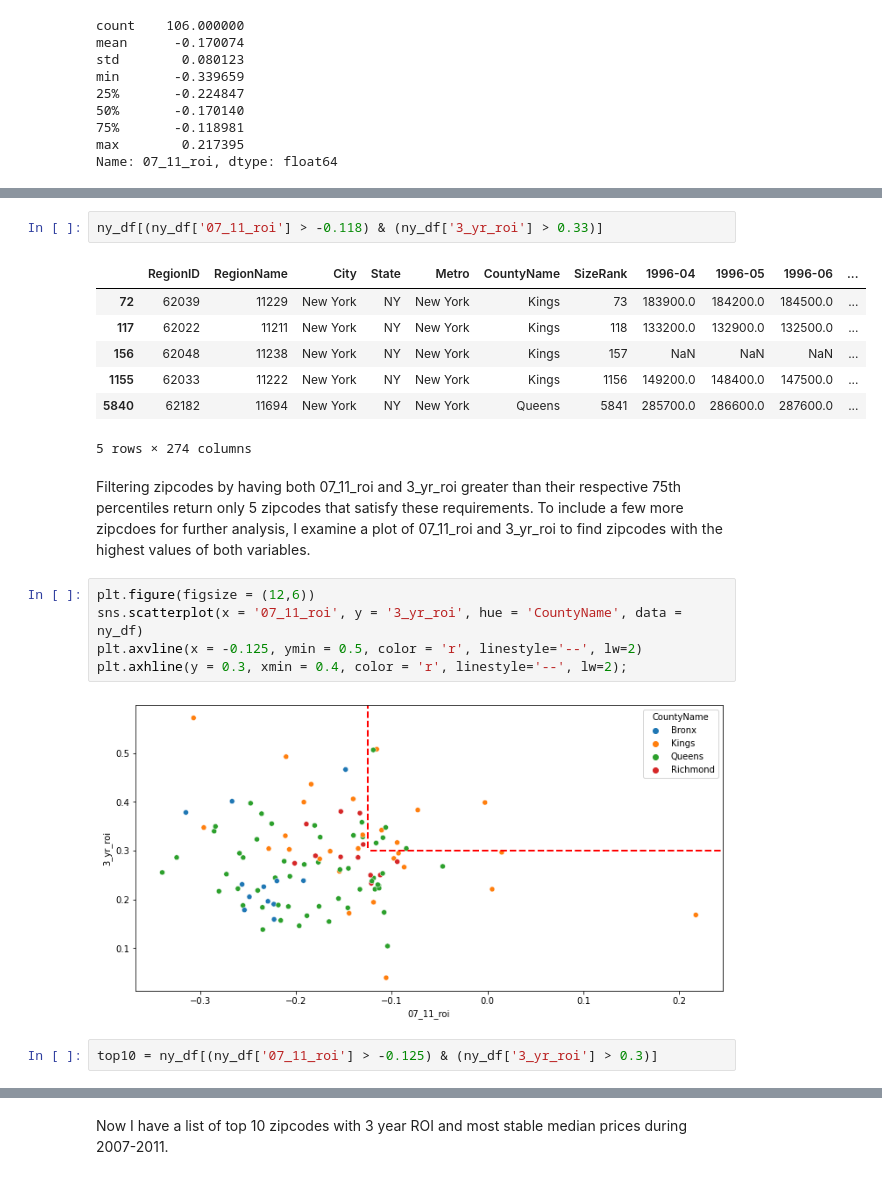
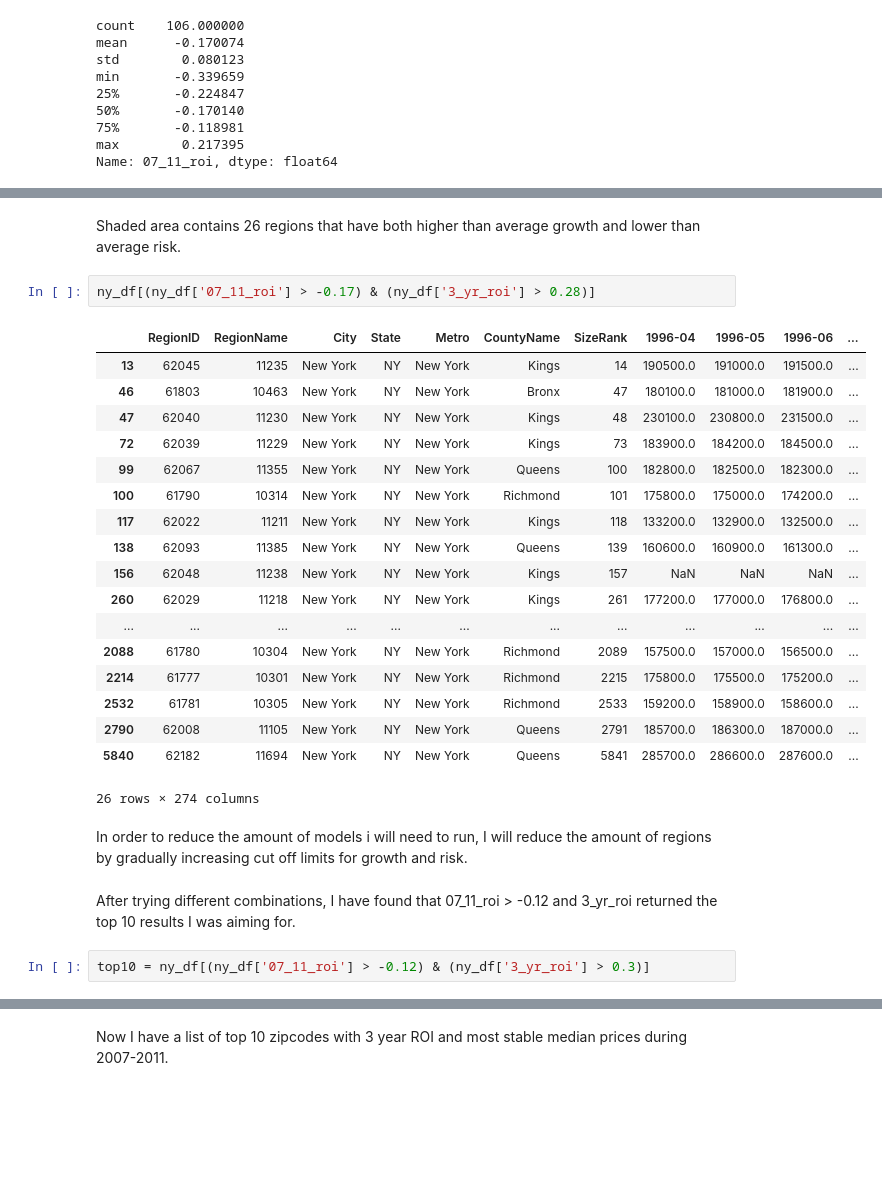
Before and after one commit to whyyoutoo/Forecasting-House-Price-Time-Series, a Jupyter notebook: Time_series_analysis.ipynb, the cells around one changed output, grey strips where cells are left out. Drawn from its saved outputs; the diff is of its cells as text; blank space fills up the shorter version.

```diff
--- a/Time_series_analysis.ipynb
+++ b/Time_series_analysis.ipynb
@@ -357,21 +328,29 @@ Higher median house price zipcodes seem to be less affected from the 07-11 crisi
+# %% [markdown]
+Shaded area contains 26 regions that have both higher than average growth and lower than average risk.
 # %%
-ny_df[(ny_df['07_11_roi'] > -0.118) & (ny_df['3_yr_roi'] > 0.33)]
+ny_df[(ny_df['07_11_roi'] > -0.17) & (ny_df['3_yr_roi'] > 0.28)]
 # %% [output]
 |  | RegionID | RegionName | City | State | Metro | CountyName | SizeRank | 1996-04 | 1996-05 | 1996-06 | ... |
+| 13 | 62045 | 11235 | New York | NY | New York | Kings | 14 | 190500.0 | 191000.0 | 191500.0 | ... |
+| 46 | 61803 | 10463 | New York | NY | New York | Bronx | 47 | 180100.0 | 181000.0 | 181900.0 | ... |
+| 47 | 62040 | 11230 | New York | NY | New York | Kings | 48 | 230100.0 | 230800.0 | 231500.0 | ... |
 | 72 | 62039 | 11229 | New York | NY | New York | Kings | 73 | 183900.0 | 184200.0 | 184500.0 | ... |
+| 99 | 62067 | 11355 | New York | NY | New York | Queens | 100 | 182800.0 | 182500.0 | 182300.0 | ... |
+| 100 | 61790 | 10314 | New York | NY | New York | Richmond | 101 | 175800.0 | 175000.0 | 174200.0 | ... |
 | 117 | 62022 | 11211 | New York | NY | New York | Kings | 118 | 133200.0 | 132900.0 | 132500.0 | ... |
+| 138 | 62093 | 11385 | New York | NY | New York | Queens | 139 | 160600.0 | 160900.0 | 161300.0 | ... |
 | 156 | 62048 | 11238 | New York | NY | New York | Kings | 157 | NaN | NaN | NaN | ... |
-| 1155 | 62033 | 11222 | New York | NY | New York | Kings | 1156 | 149200.0 | 148400.0 | 147500.0 | ... |
+| 260 | 62029 | 11218 | New York | NY | New York | Kings | 261 | 177200.0 | 177000.0 | 176800.0 | ... |
+| ... | ... | ... | ... | ... | ... | ... | ... | ... | ... | ... | ... |
+| 2088 | 61780 | 10304 | New York | NY | New York | Richmond | 2089 | 157500.0 | 157000.0 | 156500.0 | ... |
+| 2214 | 61777 | 10301 | New York | NY | New York | Richmond | 2215 | 175800.0 | 175500.0 | 175200.0 | ... |
+| 2532 | 61781 | 10305 | New York | NY | New York | Richmond | 2533 | 159200.0 | 158900.0 | 158600.0 | ... |
+| 2790 | 62008 | 11105 | New York | NY | New York | Queens | 2791 | 185700.0 | 186300.0 | 187000.0 | ... |
 | 5840 | 62182 | 11694 | New York | NY | New York | Queens | 5841 | 285700.0 | 286600.0 | 287600.0 | ... |
-5 rows × 274 columns
+26 rows × 274 columns
-# %% [markdown]
-Filtering zipcodes by having both 07_11_roi and 3_yr_roi greater than their respective 75th percentiles return only 5 zipcodes that satisfy these requirements. To include a few more zipcdoes for further analysis, I examine a plot of 07_11_roi and 3_yr_roi to find zipcodes with the highest values of both variables.
-# %%
-plt.figure(figsize = (12,6))
-sns.scatterplot(x = '07_11_roi', y = '3_yr_roi', hue = 'CountyName', data = ny_df)
-plt.axvline(x = -0.125, ymin = 0.5, color = 'r', linestyle='--', lw=2)
-plt.axhline(y = 0.3, xmin = 0.4, color = 'r', linestyle='--', lw=2);
-# %% [output]
-[figure, removed]
+# %% [markdown]
+In order to reduce the amount of models i will need to run, I will reduce the amount of regions by gradually increasing cut off limits for growth and risk.
+# %% [markdown]
+After trying different combinations, I have found that 07_11_roi > -0.12 and 3_yr_roi returned the top 10 results I was aiming for.
 # %%
-top10 = ny_df[(ny_df['07_11_roi'] > -0.125) & (ny_df['3_yr_roi'] > 0.3)]
+top10 = ny_df[(ny_df['07_11_roi'] > -0.12) & (ny_df['3_yr_roi'] > 0.3)]
```
Also changed, not shown: parts of 116 cells of this notebook.
